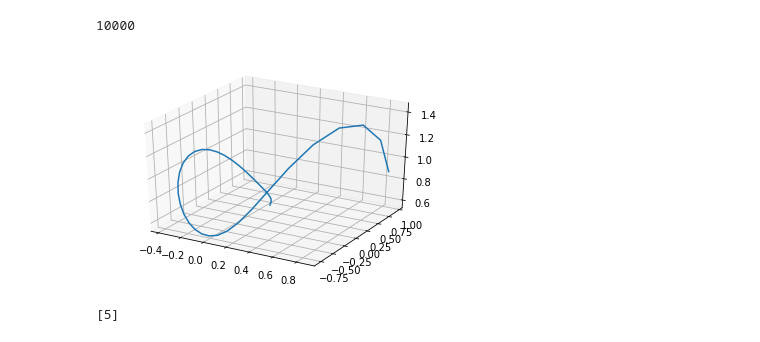
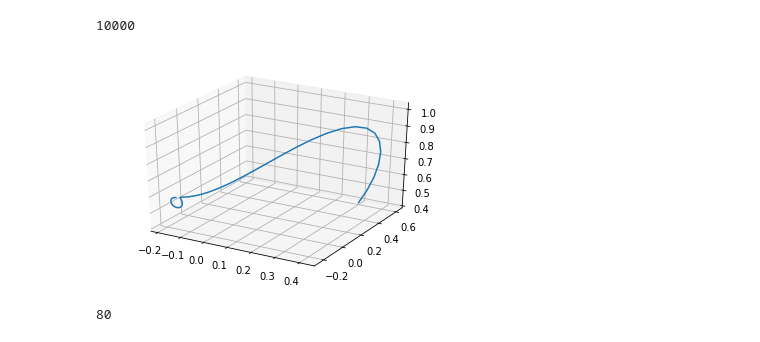
Before and after one commit to sarangmittal/DLRG, a Jupyter notebook: LorenzAttractor.ipynb, the cells around one changed output. Drawn from its saved outputs; the diff is of its cells as text; code cells hidden in the pictures.

```diff
--- a/LorenzAttractor.ipynb
+++ b/LorenzAttractor.ipynb
@@ -32,30 +32,30 @@ def createTraj(max_val, nPoints, time_step):
 
 # for k in range(len(sequence_length)):
 data = []
+l = 100
 for i in range(nTraj):
-    data.append(createTraj(max_val, 60, time_step))
+    data.append(createTraj(max_val, l, time_step))
 print(len(data))
-with open('lorAttData/lorAtt_%d.pickle' % (60), 'wb') as f:
+with open('lorAttData/lorAtt_%d.pickle' % (l), 'wb') as f:
     pickle.dump(data, f)
 # %% [output]
 10000
 # %%
 import pickle
 import matplotlib.pyplot as plt
 from mpl_toolkits.mplot3d import Axes3D
 
-with open('lorAttData/lorAtt_50.pickle', 'rb') as f:
+with open('lorAttData/lorAtt_100.pickle', 'rb') as f:
     data = pickle.load(f)
-test= data[999]
+test= data[0]
 
 fig = plt.figure()
 ax = fig.gca(projection='3d')
 ax.plot(test[:,0,0], test[:,0,1], test[:,0,2])
 plt.show()
 # %% [output]
-[figure, old version]
+[figure, new version]
-# %%
-a = [1,2,3,4,5]
-a[-1:]
-# %% [output]
-[5]
+# %%
+print(len(data[1]))
+# %% [output]
+80
```
Also changed, not shown: 3 other files.
